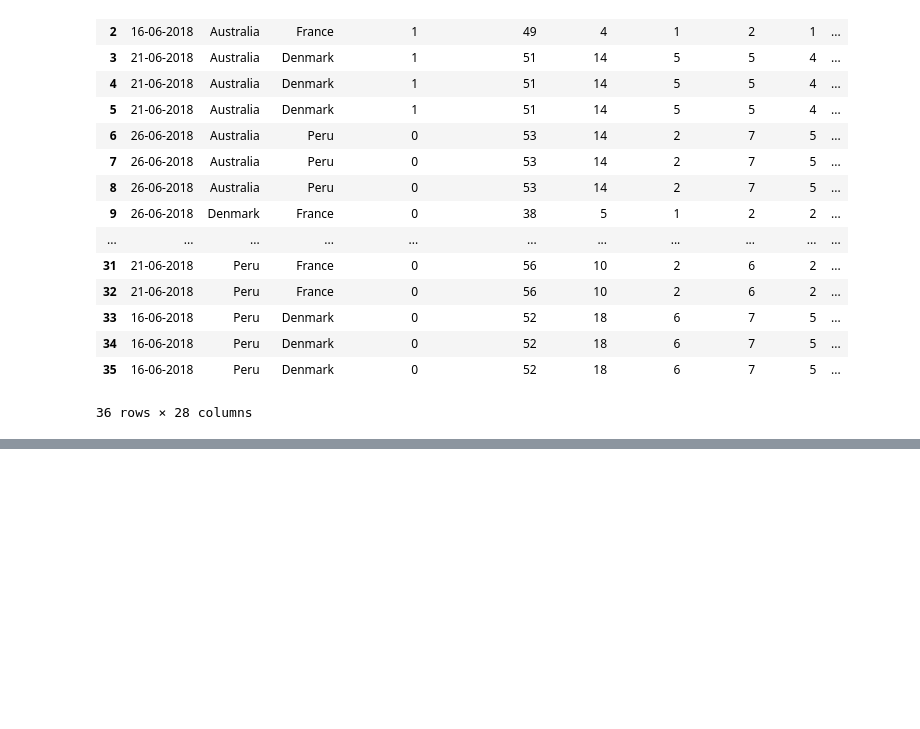
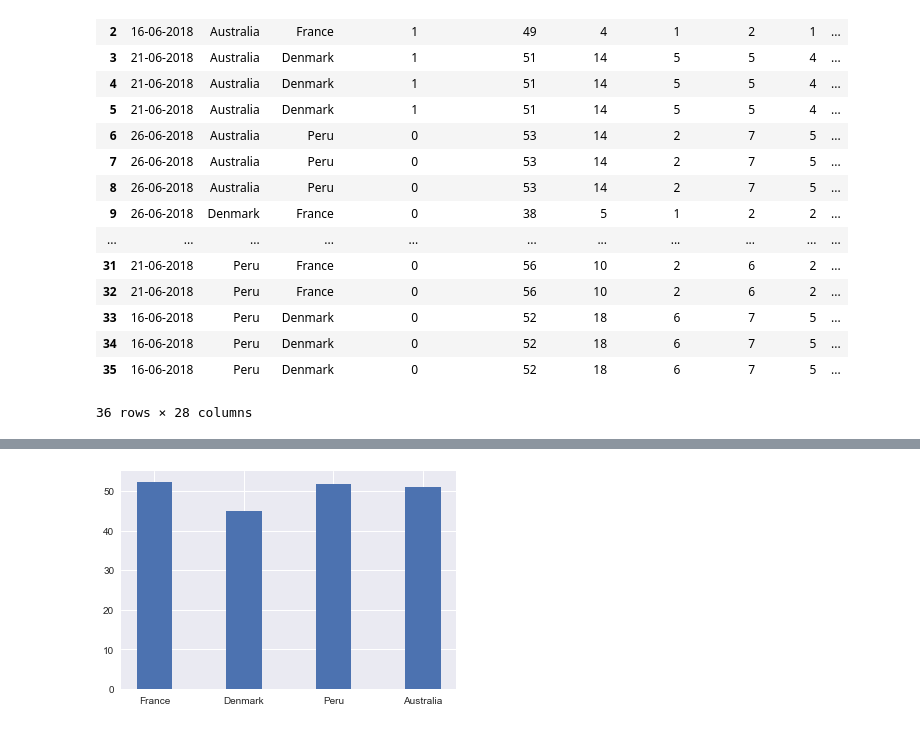
Before and after one commit to ryusugimoto/testdata, a Jupyter notebook: GroupC.ipynb, the cells around one changed output, grey strips where cells are left out. Saved outputs shown, nothing was run; the diff lists cells and outputs as text; code cells hidden in the pictures; blank space fills up the shorter version.

```diff
--- a/GroupC.ipynb
+++ b/GroupC.ipynb
@@ -158,0 +179,18 @@ ave_data2
+# %%
+# ボールポゼッションを可視化
+
+fd2 = ave_data2[ave_data2['features'] == 'Ball Possession %']
+country = np.array(['France', 'Denmark', 'Peru', 'Australia'])
+g_score = np.array(fd2.iloc[0, 1:5])
+fig2 = pd.DataFrame()
+fig2['Team'] = country
+fig2['Goal_Scored'] = g_score
+x = np.arange(len(fig2['Team']))
+w = 0.4
+
+fig = plt.figure()
+ax = fig.add_subplot(111)
+ax.bar(x, fig2['Goal_Scored'], tick_label=fig2['Team'], width=w)
+plt.show()
+# %% [output]
+[figure, added]
```
Also changed, not shown: parts of 10 cells of this notebook.
